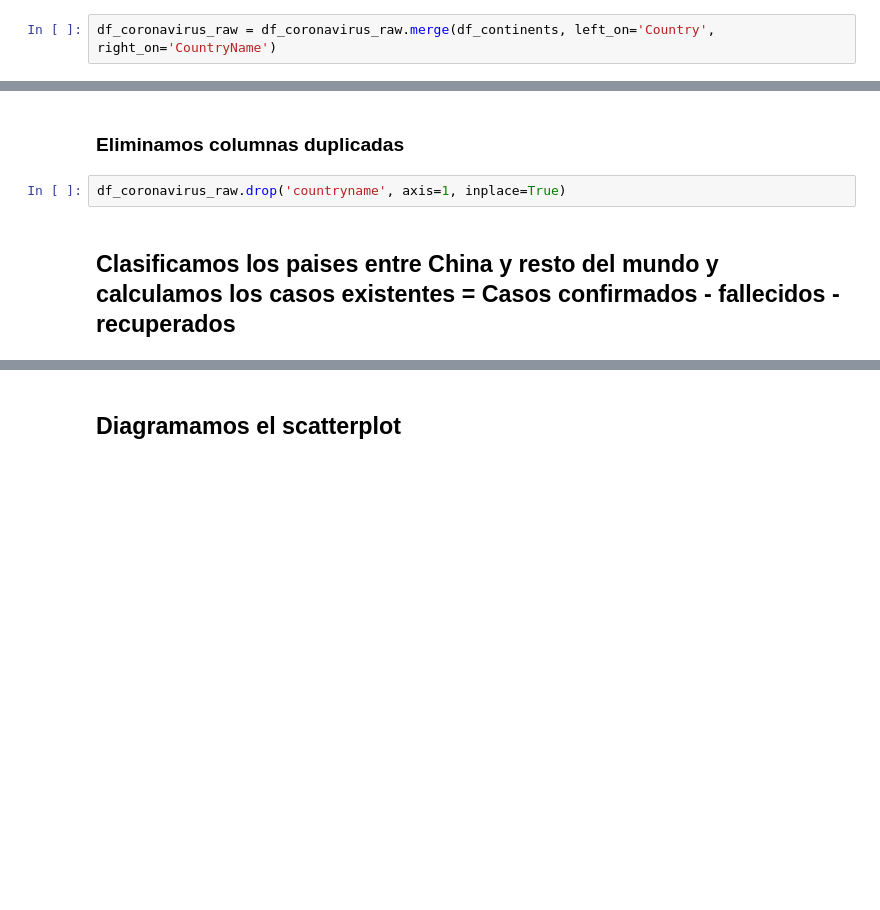
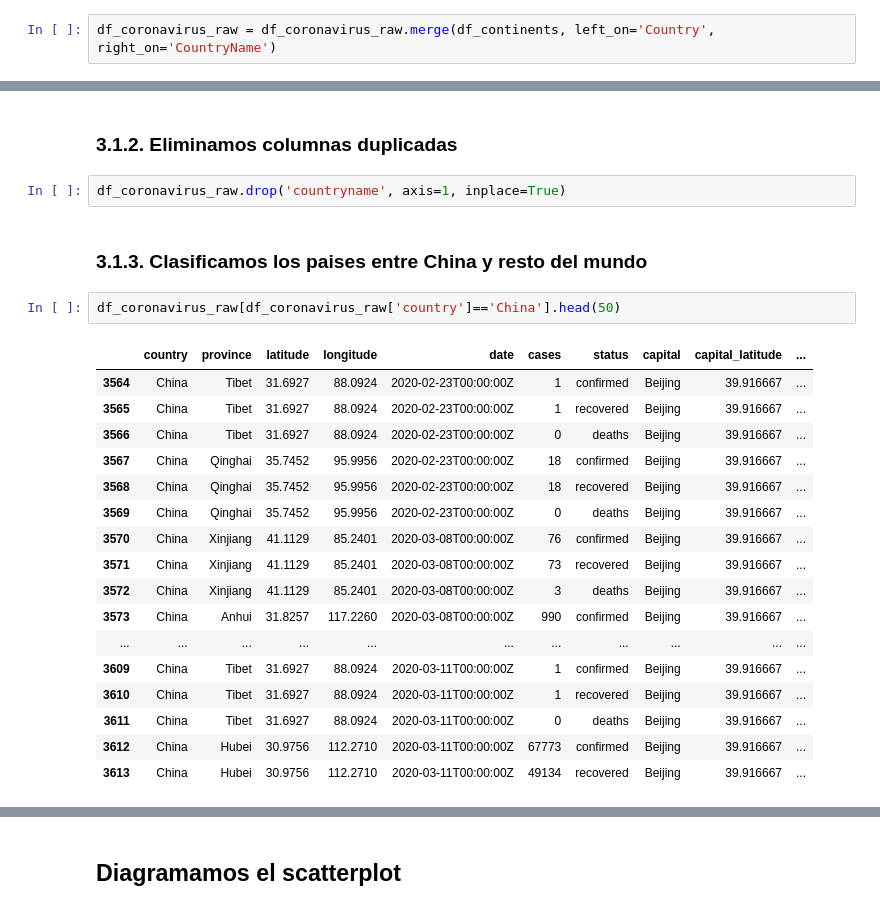
Before and after one commit to kalilu/project-statistical-analysis, a Jupyter notebook: Coronavirus API.ipynb, the cells around one changed output, grey strips where cells are left out. Drawn from its saved outputs; the diff is of its cells as text; blank space fills up the shorter version.

```diff
--- a/Coronavirus API.ipynb
+++ b/Coronavirus API.ipynb
@@ -95,9 +184,29 @@ df_coronavirus_raw.head()
 # %% [markdown]
-### Eliminamos columnas duplicadas
+### 3.1.2. Eliminamos columnas duplicadas
 # %%
 df_coronavirus_raw.drop('countryname', axis=1, inplace=True)
 # %% [markdown]
-## Clasificamos los paises entre China y resto del mundo y calculamos los casos existentes = Casos confirmados - fallecidos - recuperados
+### 3.1.3. Clasificamos los paises entre China y resto del mundo
+# %%
+df_coronavirus_raw[df_coronavirus_raw['country']=='China'].head(50)
+# %% [output]
+|  | country | province | latitude | longitude | date | cases | status | capital | capital_latitude | ... |
+| 3564 | China | Tibet | 31.6927 | 88.0924 | 2020-02-23T00:00:00Z | 1 | confirmed | Beijing | 39.916667 | ... |
+| 3565 | China | Tibet | 31.6927 | 88.0924 | 2020-02-23T00:00:00Z | 1 | recovered | Beijing | 39.916667 | ... |
+| 3566 | China | Tibet | 31.6927 | 88.0924 | 2020-02-23T00:00:00Z | 0 | deaths | Beijing | 39.916667 | ... |
+| 3567 | China | Qinghai | 35.7452 | 95.9956 | 2020-02-23T00:00:00Z | 18 | confirmed | Beijing | 39.916667 | ... |
+| 3568 | China | Qinghai | 35.7452 | 95.9956 | 2020-02-23T00:00:00Z | 18 | recovered | Beijing | 39.916667 | ... |
+| 3569 | China | Qinghai | 35.7452 | 95.9956 | 2020-02-23T00:00:00Z | 0 | deaths | Beijing | 39.916667 | ... |
+| 3570 | China | Xinjiang | 41.1129 | 85.2401 | 2020-03-08T00:00:00Z | 76 | confirmed | Beijing | 39.916667 | ... |
+| 3571 | China | Xinjiang | 41.1129 | 85.2401 | 2020-03-08T00:00:00Z | 73 | recovered | Beijing | 39.916667 | ... |
+| 3572 | China | Xinjiang | 41.1129 | 85.2401 | 2020-03-08T00:00:00Z | 3 | deaths | Beijing | 39.916667 | ... |
+| 3573 | China | Anhui | 31.8257 | 117.2260 | 2020-03-08T00:00:00Z | 990 | confirmed | Beijing | 39.916667 | ... |
+| ... | ... | ... | ... | ... | ... | ... | ... | ... | ... | ... |
+| 3609 | China | Tibet | 31.6927 | 88.0924 | 2020-03-11T00:00:00Z | 1 | confirmed | Beijing | 39.916667 | ... |
+| 3610 | China | Tibet | 31.6927 | 88.0924 | 2020-03-11T00:00:00Z | 1 | recovered | Beijing | 39.916667 | ... |
+| 3611 | China | Tibet | 31.6927 | 88.0924 | 2020-03-11T00:00:00Z | 0 | deaths | Beijing | 39.916667 | ... |
+| 3612 | China | Hubei | 30.9756 | 112.2710 | 2020-03-11T00:00:00Z | 67773 | confirmed | Beijing | 39.916667 | ... |
+| 3613 | China | Hubei | 30.9756 | 112.2710 | 2020-03-11T00:00:00Z | 49134 | recovered | Beijing | 39.916667 | ... |
 # %%
 df_coronavirus_raw['class'] = np.where(df_coronavirus_raw.country.str.contains('China'), 'China', 'Other Countries')
 df_coronavirus_raw['date'] = pd.to_datetime(df_coronavirus_raw['date'], format="%Y-%m-%dT%H:%M:%SZ")
```
Also changed, not shown: parts of 51 cells of this notebook, 12 other files.
